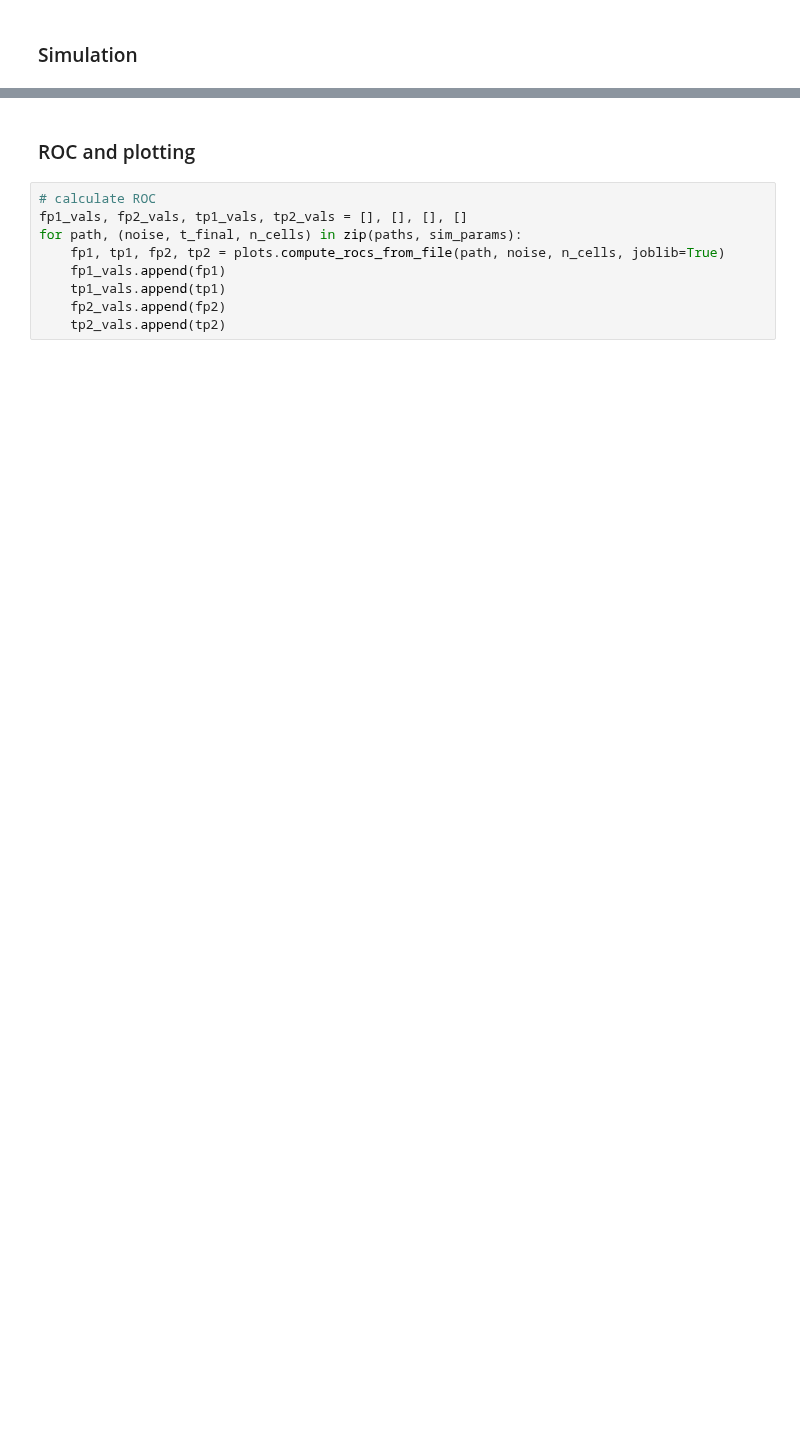
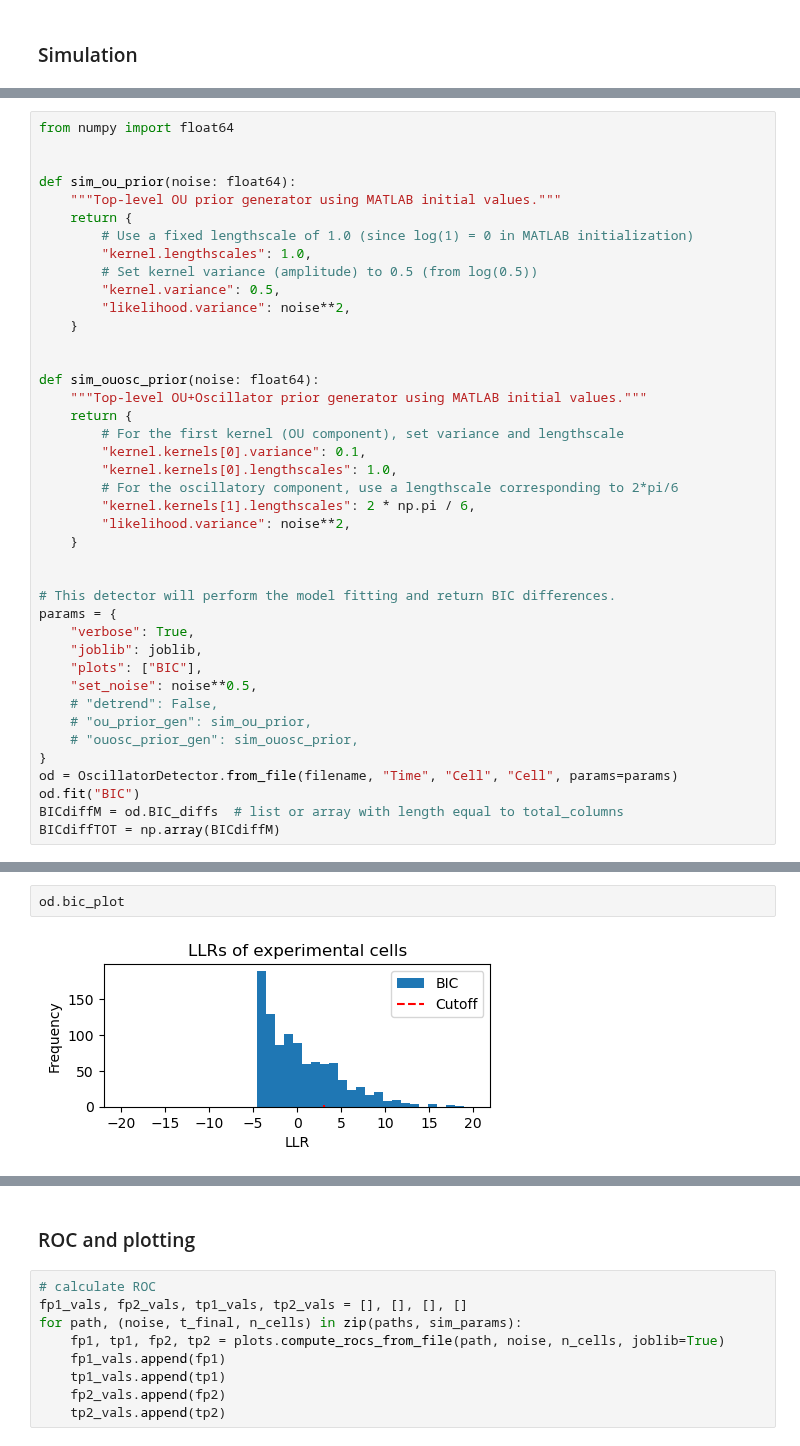
Before and after one commit to TristanSones-Dykes/GPCell, a Jupyter notebook: scripts/ROC.ipynb, the cells around one changed output, grey strips where cells are left out. Drawn from its saved outputs; the diff is of its cells as text; blank space fills up the shorter version.

```diff
--- a/scripts/ROC.ipynb
+++ b/scripts/ROC.ipynb
@@ -69,0 +104,41 @@ paths = [
+# %%
+from numpy import float64
+
+
+def sim_ou_prior(noise: float64):
+    """Top-level OU prior generator using MATLAB initial values."""
+    return {
+        # Use a fixed lengthscale of 1.0 (since log(1) = 0 in MATLAB initialization)
+        "kernel.lengthscales": 1.0,
+        # Set kernel variance (amplitude) to 0.5 (from log(0.5))
+        "kernel.variance": 0.5,
+        "likelihood.variance": noise**2,
+    }
+
+
+def sim_ouosc_prior(noise: float64):
+    """Top-level OU+Oscillator prior generator using MATLAB initial values."""
+    return {
+        # For the first kernel (OU component), set variance and lengthscale
+        "kernel.kernels[0].variance": 0.1,
+        "kernel.kernels[0].lengthscales": 1.0,
+        # For the oscillatory component, use a lengthscale corresponding to 2*pi/6
+        "kernel.kernels[1].lengthscales": 2 * np.pi / 6,
+        "likelihood.variance": noise**2,
+    }
+
+
+# This detector will perform the model fitting and return BIC differences.
+params = {
+    "verbose": True,
+    "joblib": joblib,
+    "plots": ["BIC"],
+    "set_noise": noise**0.5,
+    # "detrend": False,
+    # "ou_prior_gen": sim_ou_prior,
+    # "ouosc_prior_gen": sim_ouosc_prior,
+}
+od = OscillatorDetector.from_file(filename, "Time", "Cell", "Cell", params=params)
+od.fit("BIC")
+BICdiffM = od.BIC_diffs  # list or array with length equal to total_columns
+BICdiffTOT = np.array(BICdiffM)
@@ -69,0 +177,4 @@ paths = [
+# %%
+od.bic_plot
+# %% [output]
+[figure, added]
```
Also changed, not shown: parts of 14 cells of this notebook, 3 other files.
